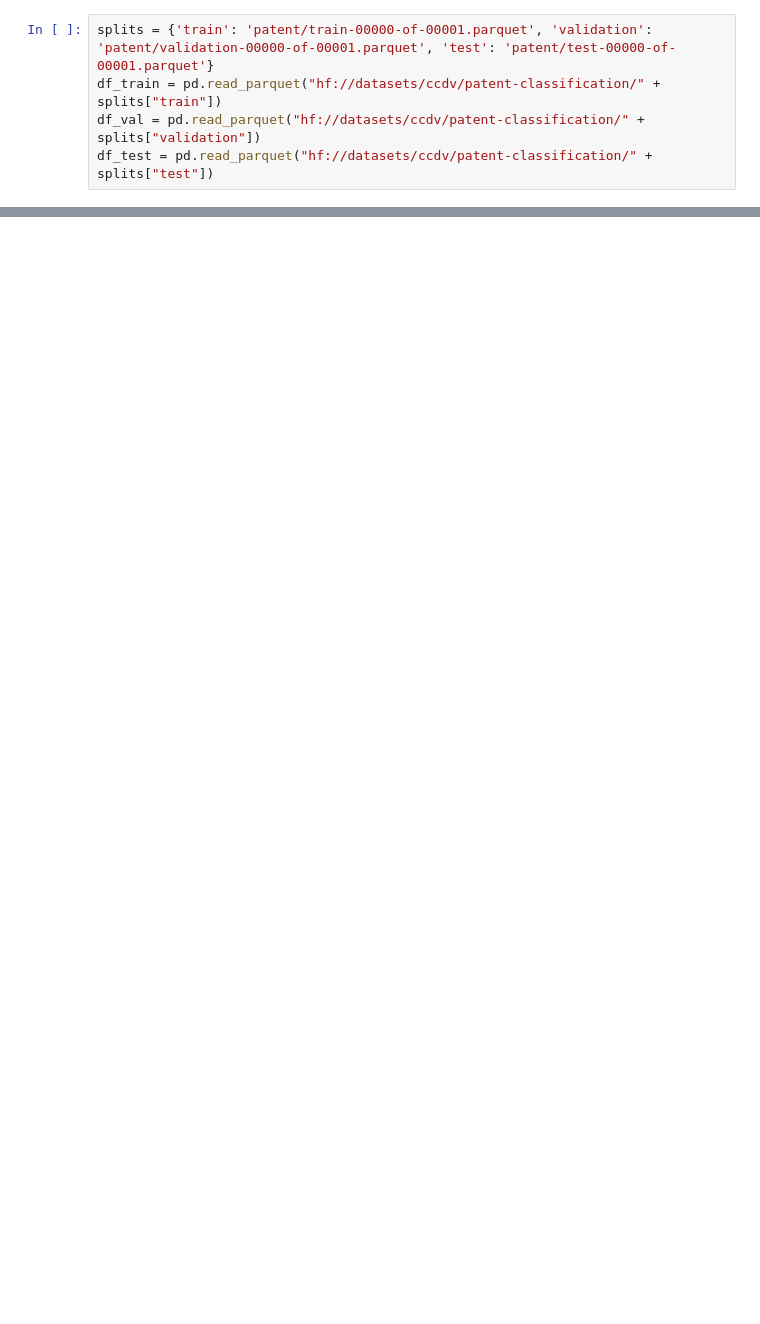
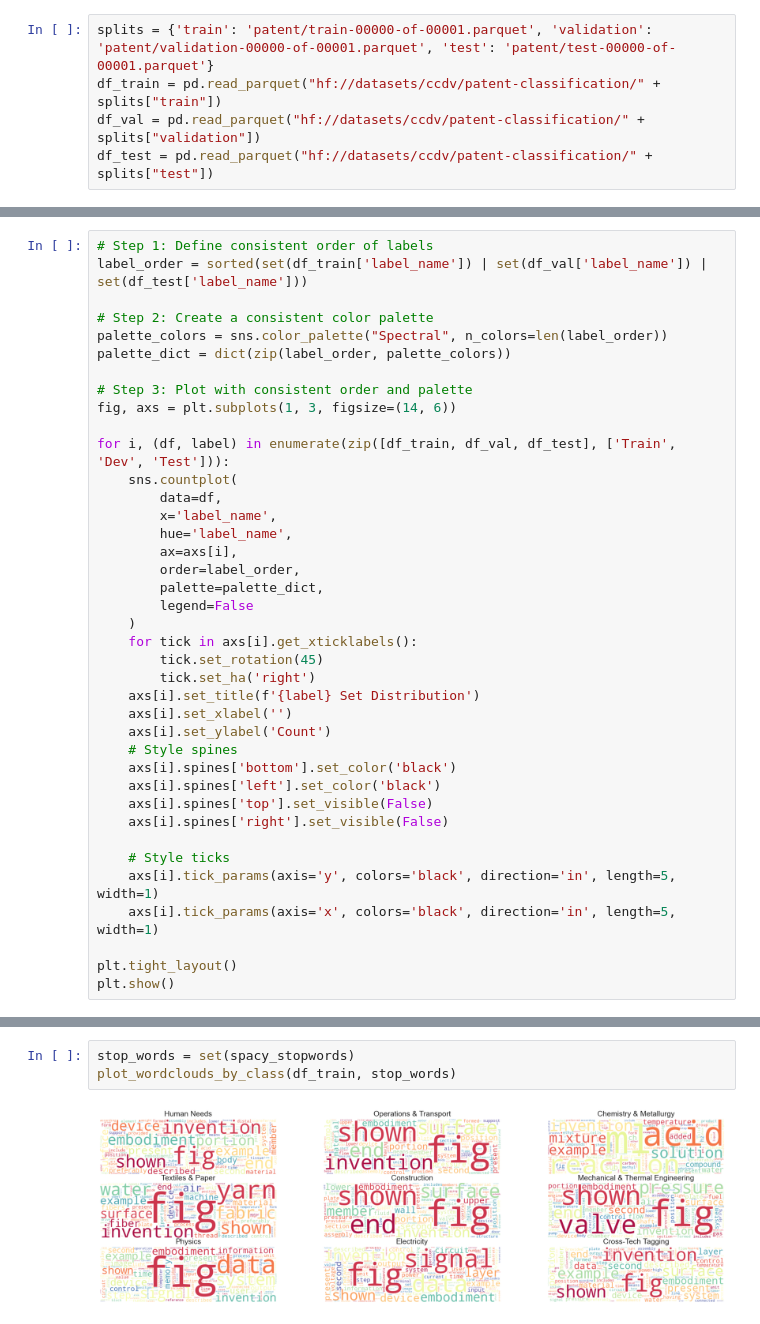
Before and after one commit to m9o8/anlp_final_project, a Jupyter notebook: code/task1.ipynb, the cells around one changed output, grey strips where cells are left out. Saved outputs shown, nothing was run; the diff lists cells and outputs as text; blank space fills up the shorter version.

```diff
--- a/code/task1.ipynb
+++ b/code/task1.ipynb
@@ -51,0 +178,39 @@ plt.show()
+# %%
+# Step 1: Define consistent order of labels
+label_order = sorted(set(df_train['label_name']) | set(df_val['label_name']) | set(df_test['label_name']))
+
+# Step 2: Create a consistent color palette
+palette_colors = sns.color_palette("Spectral", n_colors=len(label_order))
+palette_dict = dict(zip(label_order, palette_colors))
+
+# Step 3: Plot with consistent order and palette
+fig, axs = plt.subplots(1, 3, figsize=(14, 6))
+
+for i, (df, label) in enumerate(zip([df_train, df_val, df_test], ['Train', 'Dev', 'Test'])):
+    sns.countplot(
+        data=df,
+        x='label_name',
+        hue='label_name',
+        ax=axs[i],
+        order=label_order,
+        palette=palette_dict,
+        legend=False
+    )
+    for tick in axs[i].get_xticklabels():
+        tick.set_rotation(45)
+        tick.set_ha('right')
+    axs[i].set_title(f'{label} Set Distribution')
+    axs[i].set_xlabel('')
+    axs[i].set_ylabel('Count')
+    # Style spines
+    axs[i].spines['bottom'].set_color('black')
+    axs[i].spines['left'].set_color('black')
+    axs[i].spines['top'].set_visible(False)
+    axs[i].spines['right'].set_visible(False)
+
+    # Style ticks
+    axs[i].tick_params(axis='y', colors='black', direction='in', length=5, width=1)
+    axs[i].tick_params(axis='x', colors='black', direction='in', length=5, width=1)
+
+plt.tight_layout()
+plt.show()
@@ -51,0 +321,5 @@ plt.show()
+# %%
+stop_words = set(spacy_stopwords)
+plot_wordclouds_by_class(df_train, stop_words)
+# %% [output]
+[figure, added]
```
Also changed, not shown: parts of 33 cells of this notebook, 3 other files.
